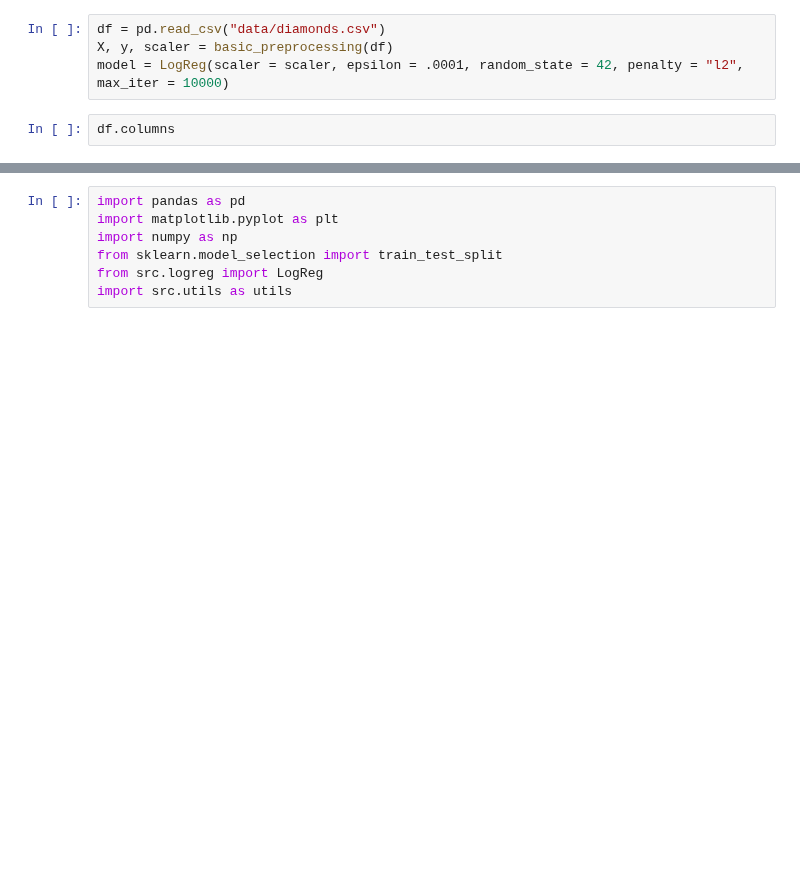
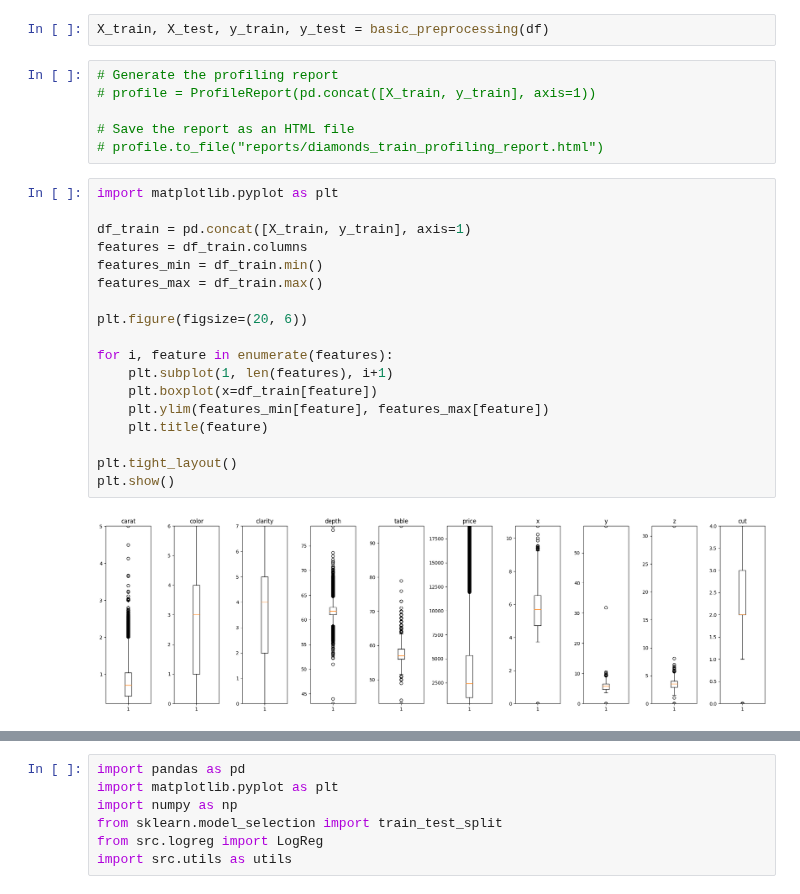
Before and after one commit to Pikurrot/ml-project-uab, a Jupyter notebook: analysis.ipynb, the cells around one changed output, grey strips where cells are left out. Saved outputs shown, nothing was run; the diff lists cells and outputs as text; blank space fills up the shorter version.

Commit message:
Update basic analysis

```diff
--- a/analysis.ipynb
+++ b/analysis.ipynb
@@ -26,6 +46,28 @@ def basic_preprocessing(df: pd.DataFrame):
-# %%
-df = pd.read_csv("data/diamonds.csv")
-X, y, scaler = basic_preprocessing(df)
-model = LogReg(scaler = scaler, epsilon = .0001, random_state = 42, penalty = "l2", max_iter = 10000)
-# %%
-df.columns
+# %%
+X_train, X_test, y_train, y_test = basic_preprocessing(df)
+# %%
+# Generate the profiling report
+# profile = ProfileReport(pd.concat([X_train, y_train], axis=1))
+
+# Save the report as an HTML file
+# profile.to_file("reports/diamonds_train_profiling_report.html")
+# %%
+import matplotlib.pyplot as plt
+
+df_train = pd.concat([X_train, y_train], axis=1)
+features = df_train.columns
+features_min = df_train.min()
+features_max = df_train.max()
+
+plt.figure(figsize=(20, 6))
+
+for i, feature in enumerate(features):
+	plt.subplot(1, len(features), i+1)
+	plt.boxplot(x=df_train[feature])
+	plt.ylim(features_min[feature], features_max[feature])
+	plt.title(feature)
+
+plt.tight_layout()
+plt.show()
+# %% [output]
+[figure, added]
```
Also changed, not shown: parts of 18 cells of this notebook.
